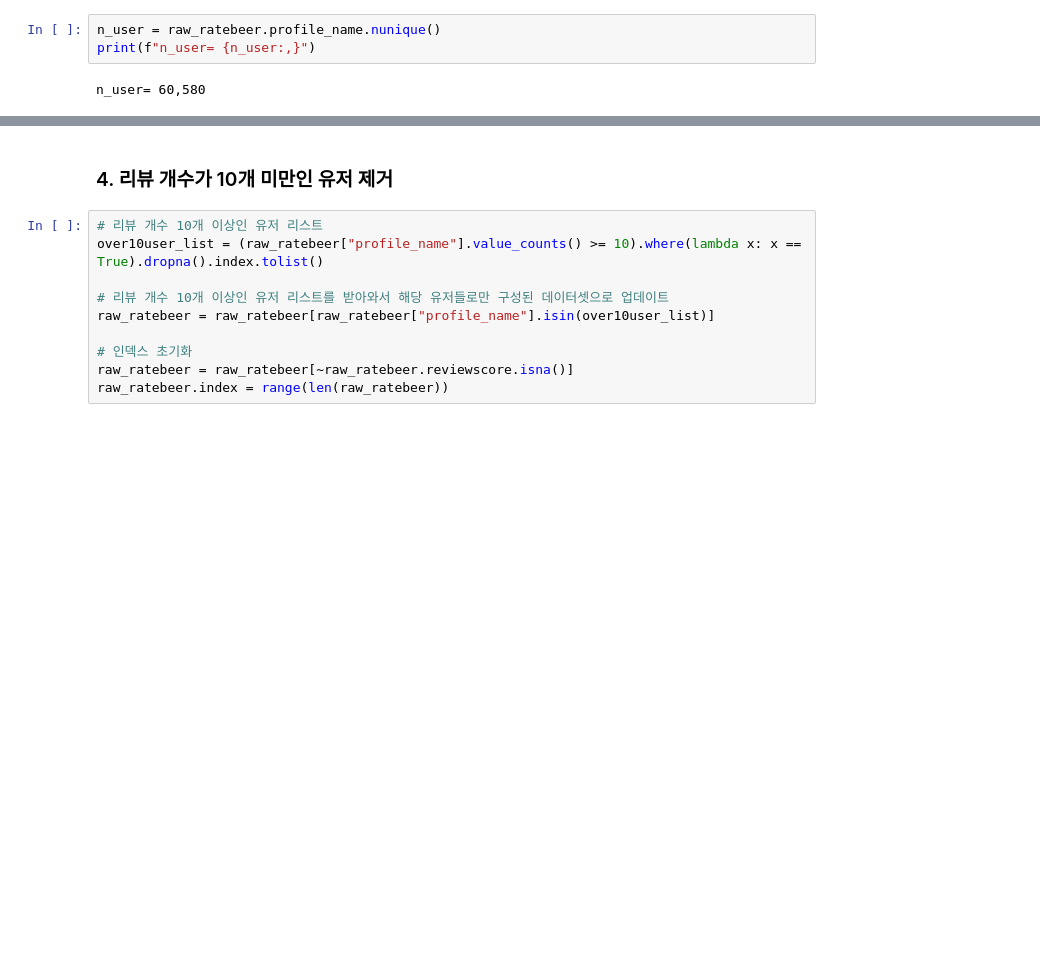
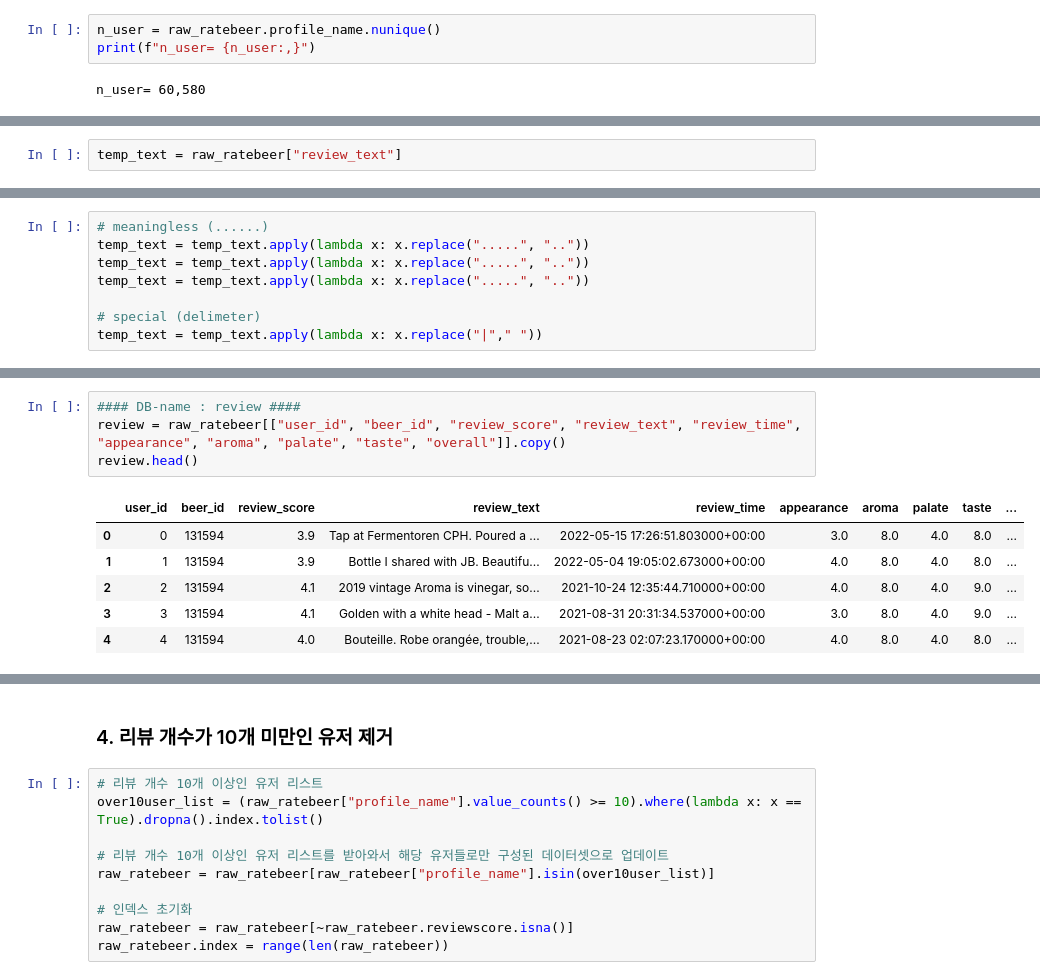
Before and after one commit to boostcampaitech3/final-project-level3-recsys-10, a Jupyter notebook: data_engineering/data_preprocessing.ipynb, the cells around one changed output, grey strips where cells are left out. Saved outputs shown, nothing was run; the diff lists cells and outputs as text; blank space fills up the shorter version.

```diff
--- a/data_engineering/data_preprocessing.ipynb
+++ b/data_engineering/data_preprocessing.ipynb
@@ -57,0 +57,2 @@ Tap at Fermentoren CPH. Poured a hazy golden colour with, a lasting frothy white
+# %%
+temp_text = raw_ratebeer["review_text"]
@@ -57,0 +64,8 @@ Tap at Fermentoren CPH. Poured a hazy golden colour with, a lasting frothy white
+# %%
+# meaningless (......)
+temp_text = temp_text.apply(lambda x: x.replace(".....", ".."))
+temp_text = temp_text.apply(lambda x: x.replace(".....", ".."))
+temp_text = temp_text.apply(lambda x: x.replace(".....", ".."))
+
+# special (delimeter)
+temp_text = temp_text.apply(lambda x: x.replace("|"," "))
@@ -57,0 +173,11 @@ Tap at Fermentoren CPH. Poured a hazy golden colour with, a lasting frothy white
+# %%
+#### DB-name : review ####
+review = raw_ratebeer[["user_id", "beer_id", "review_score", "review_text", "review_time", "appearance", "aroma", "palate", "taste", "overall"]].copy()
+review.head()
+# %% [output]
+|  | user_id | beer_id | review_score | review_text | review_time | appearance | aroma | palate | taste | ... |
+| 0 | 0 | 131594 | 3.9 | Tap at Fermentoren CPH. Poured a ... | 2022-05-15 17:26:51.803000+00:00 | 3.0 | 8.0 | 4.0 | 8.0 | ... |
+| 1 | 1 | 131594 | 3.9 | Bottle I shared with JB. Beautifu... | 2022-05-04 19:05:02.673000+00:00 | 4.0 | 8.0 | 4.0 | 8.0 | ... |
+| 2 | 2 | 131594 | 4.1 | 2019 vintage Aroma is vinegar, so... | 2021-10-24 12:35:44.710000+00:00 | 4.0 | 8.0 | 4.0 | 9.0 | ... |
+| 3 | 3 | 131594 | 4.1 | Golden with a white head - Malt a... | 2021-08-31 20:31:34.537000+00:00 | 3.0 | 8.0 | 4.0 | 9.0 | ... |
+| 4 | 4 | 131594 | 4.0 | Bouteille. Robe orangée, trouble,... | 2021-08-23 02:07:23.170000+00:00 | 4.0 | 8.0 | 4.0 | 8.0 | ... |
```
Also changed, not shown: parts of 20 cells of this notebook.
